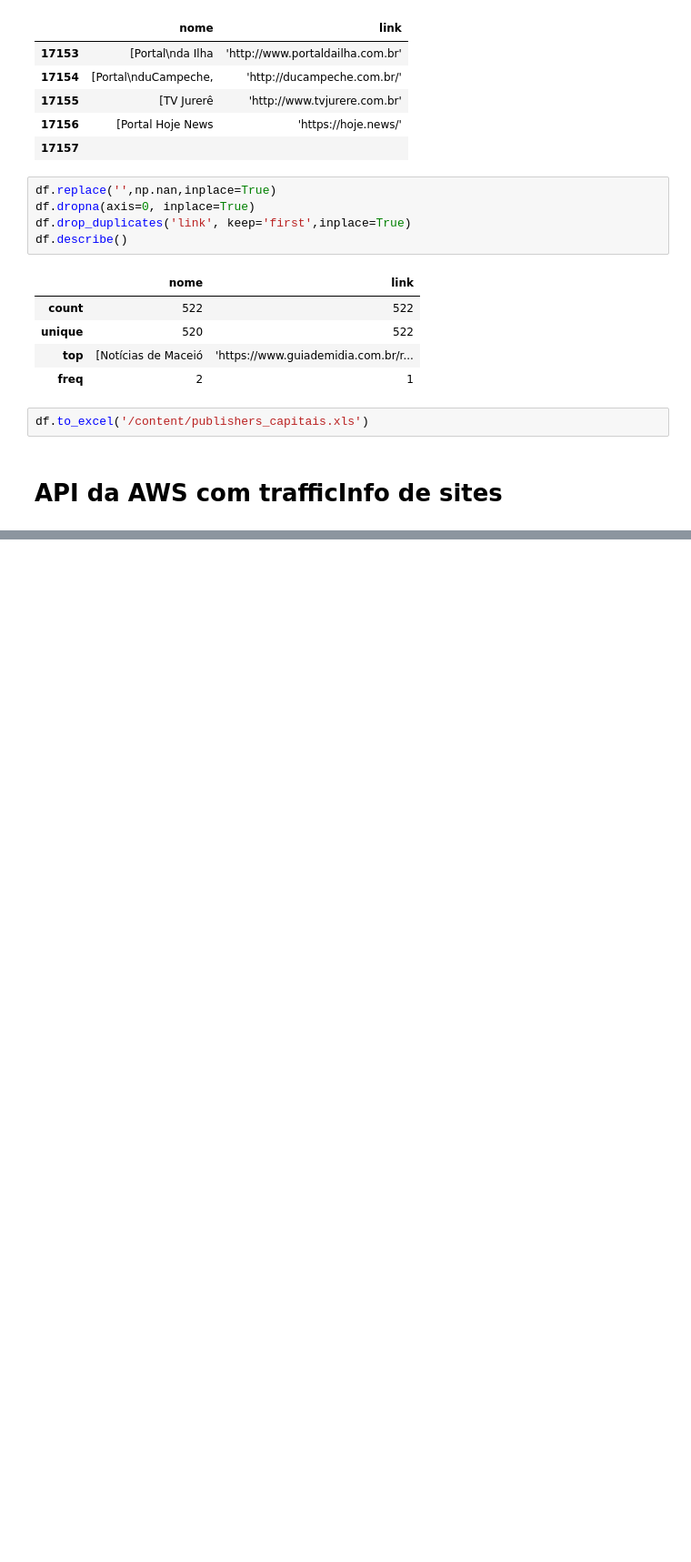
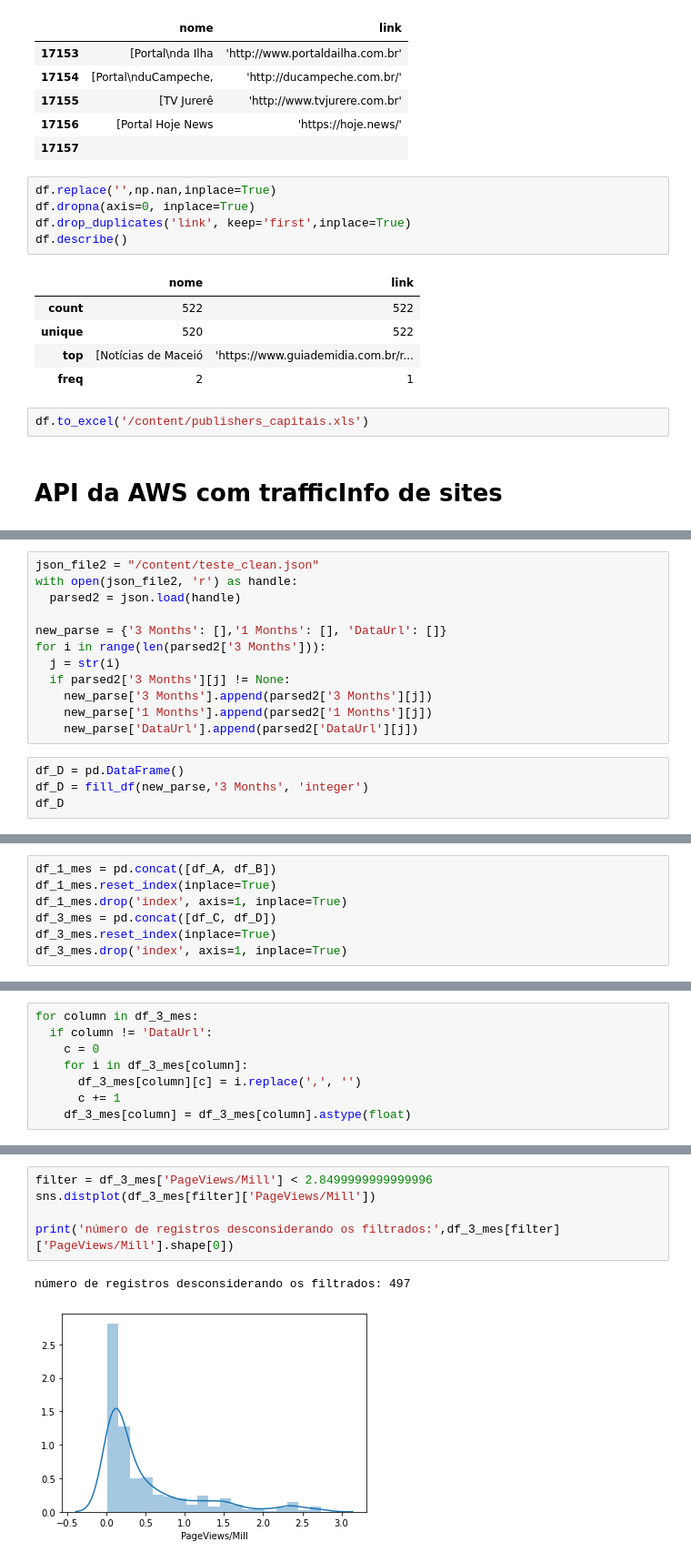
Before and after one commit to magemongo/ContentLovers, a Jupyter notebook: Scrapping_Publisher.ipynb, the cells around one changed output, grey strips where cells are left out. Shown: that part at 91% size. Saved outputs shown, nothing was run; the diff lists cells and outputs as text; blank space fills up the shorter version.

```diff
--- a/Scrapping_Publisher.ipynb
+++ b/Scrapping_Publisher.ipynb
@@ -324,0 +358,16 @@ Response code: 200
+# %%
+json_file2 = "/content/teste_clean.json"
+with open(json_file2, 'r') as handle:
+  parsed2 = json.load(handle)
+
+new_parse = {'3 Months': [],'1 Months': [], 'DataUrl': []}
+for i in range(len(parsed2['3 Months'])):
+  j = str(i)
+  if parsed2['3 Months'][j] != None:
+    new_parse['3 Months'].append(parsed2['3 Months'][j])
+    new_parse['1 Months'].append(parsed2['1 Months'][j])
+    new_parse['DataUrl'].append(parsed2['DataUrl'][j])
+# %%
+df_D = pd.DataFrame()
+df_D = fill_df(new_parse,'3 Months', 'integer')
+df_D
@@ -324,0 +414,7 @@ Response code: 200
+# %%
+df_1_mes = pd.concat([df_A, df_B])
+df_1_mes.reset_index(inplace=True)
+df_1_mes.drop('index', axis=1, inplace=True)
+df_3_mes = pd.concat([df_C, df_D])
+df_3_mes.reset_index(inplace=True)
+df_3_mes.drop('index', axis=1, inplace=True)
@@ -324,0 +450,8 @@ Response code: 200
+# %%
+for column in df_3_mes:
+  if column != 'DataUrl':
+    c = 0
+    for i in df_3_mes[column]:
+      df_3_mes[column][c] = i.replace(',', '')
+      c += 1
+    df_3_mes[column] = df_3_mes[column].astype(float)
@@ -324,0 +488,8 @@ Response code: 200
+# %%
+filter = df_3_mes['PageViews/Mill'] < 2.8499999999999996
+sns.distplot(df_3_mes[filter]['PageViews/Mill'])
+
+print('número de registros desconsiderando os filtrados:',df_3_mes[filter]['PageViews/Mill'].shape[0])
+# %% [output]
+número de registros desconsiderando os filtrados: 497
+[figure, added]
```
Also changed, not shown: parts of 25 cells of this notebook.
